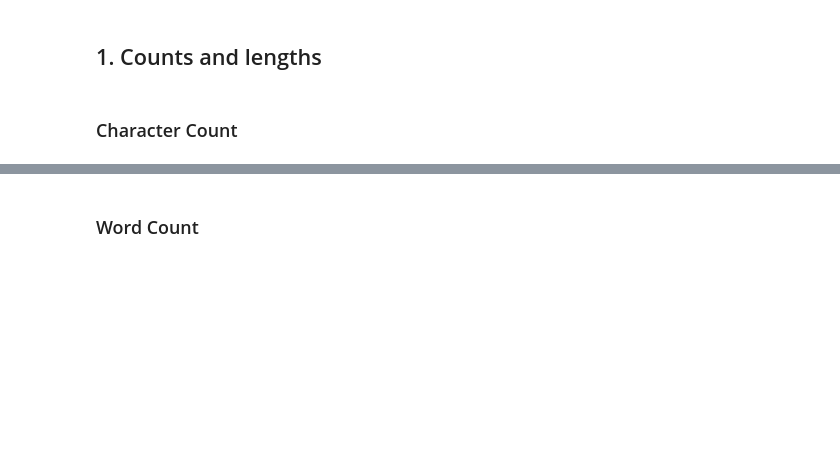
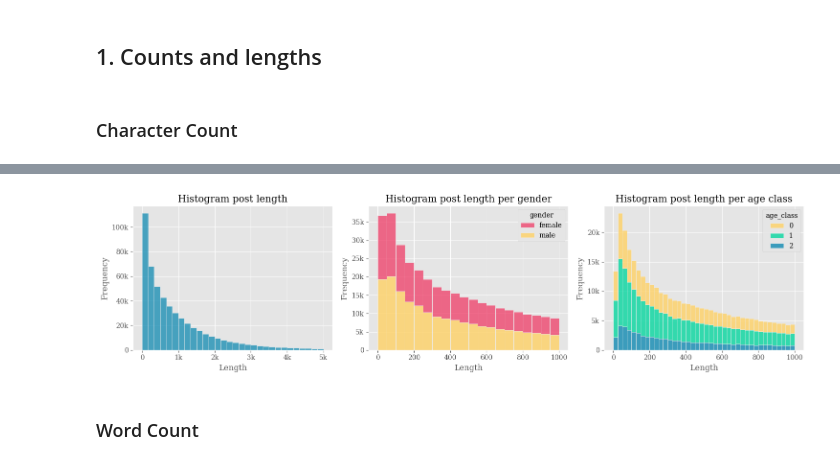
Before and after one commit to simonefacchiano/SL-Final-Project, a Jupyter notebook: preprocessing_and_eda.ipynb, the cells around one changed output, grey strips where cells are left out. Drawn from its saved outputs; the diff is of its cells as text; code cells hidden in the pictures; blank space fills up the shorter version.

```diff
--- a/preprocessing_and_eda.ipynb
+++ b/preprocessing_and_eda.ipynb
@@ -90,21 +105,23 @@ train["age_class"].value_counts()
 # %%
 fig, axes = plt.subplots(1,3, figsize = (15,4))
 fig_len = sns.histplot(train[train.length <= 5000], x = "length", bins = 30, color=our_col[3], ax=axes[0])
 #, stat = "frequency" per avere le frequenze relative e non assolute
 fig_len.set(title='Histogram post length', xlabel='Length', ylabel='Frequency',
          yticklabels=(['0','20k','40k','60k','80k','100k']),
          xticklabels=(['0','0','1k','2k','3k','4k','5k'])
          )
-fig_len_gen = sns.histplot(train[train.length <= 1000], x = "length",hue='gender', binwidth=50, palette=our_col, alpha = 0.8, multiple="stack", ax = axes[1])
+fig_len_gen = sns.histplot(train[train.length <= 1000], x = "length",hue='gender', binwidth=50, palette=our_col[0:2], alpha = 0.8, multiple="stack", ax = axes[1])
 #, stat = "frequency" per avere le frequenze relative e non assolute
 fig_len_gen.set(title='Histogram post length per gender', xlabel='Length', ylabel='Frequency',
                 yticklabels=(['0','5k','10k','15k','20k','25k','30k','35k']))
 
 fig_len_age = sns.histplot(train[train.length <= 1000], x = "length",hue='age_class',binwidth=25, palette=our_col[1:4], alpha = 0.8, multiple="stack", ax = axes[2])
 #, stat = "frequency" per avere le frequenze relative e non assolute
 fig_len_age.set(title='Histogram post length per age class', xlabel='Length', ylabel='Frequency',
                 yticklabels=(['0','5k','10k','15k','20k']))
 plt.tight_layout()
+# %% [output]
+[figure, added]
 # %% [markdown]
 ### Word Count
 # %%
```
Also changed, not shown: parts of 18 cells of this notebook.
